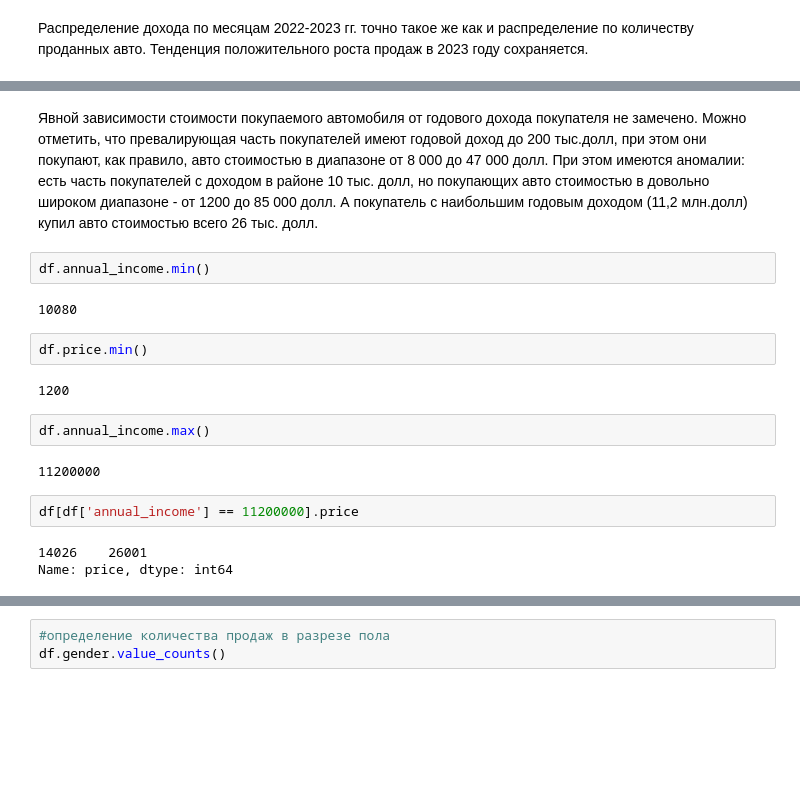
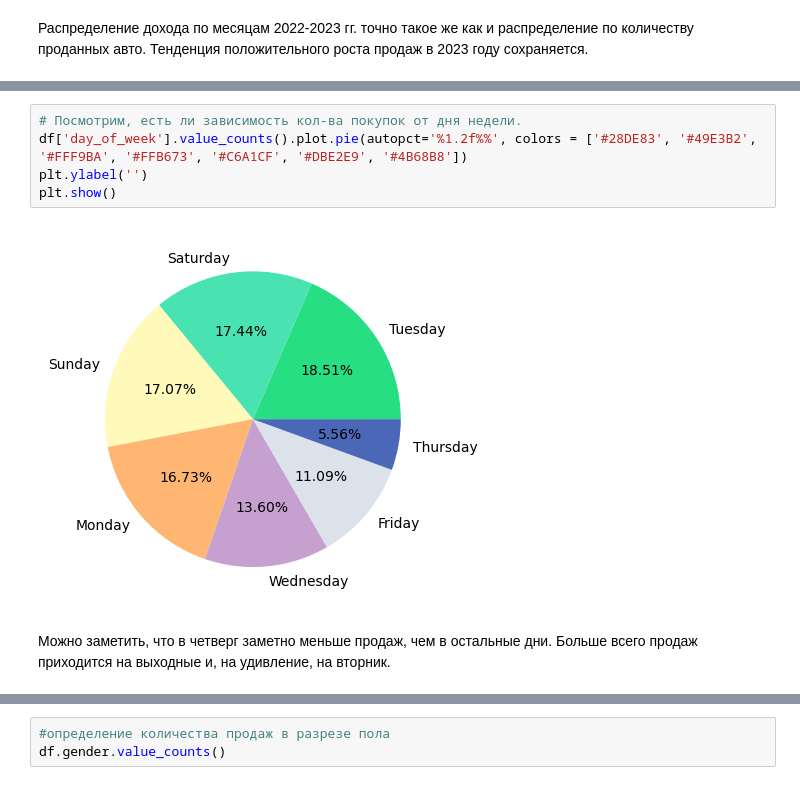
Before and after one commit to LeraBirulya/final_project, a Jupyter notebook: project_.ipynb, the cells around one changed output, grey strips where cells are left out. Drawn from its saved outputs; the diff is of its cells as text; blank space fills up the shorter version.

```diff
--- a/project_.ipynb
+++ b/project_.ipynb
@@ -361,20 +343,9 @@ plt.grid(True)
-# %% [markdown]
-Явной зависимости стоимости покупаемого автомобиля от годового дохода покупателя не замечено.
-Можно отметить, что превалирующая часть покупателей имеют годовой доход до 200 тыс.долл, при этом они покупают, как правило, авто стоимостью в диапазоне от 8 000 до 47 000 долл. При этом имеются аномалии: есть часть покупателей с доходом в районе 10 тыс. долл, но покупающих авто стоимостью в довольно широком диапазоне - от 1200 до 85 000 долл. А покупатель с наибольшим годовым доходом (11,2 млн.долл) купил авто стоимостью всего 26 тыс. долл.
-# %%
-df.annual_income.min()
-# %% [output]
-10080
-# %%
-df.price.min()
-# %% [output]
-1200
-# %%
-df.annual_income.max()
-# %% [output]
-11200000
-# %%
-df[df['annual_income'] == 11200000].price
-# %% [output]
-14026    26001
-Name: price, dtype: int64
+# %%
+# Посмотрим, есть ли зависимость кол-ва покупок от дня недели.
+df['day_of_week'].value_counts().plot.pie(autopct='%1.2f%%', colors = ['#28DE83', '#49E3B2', '#FFF9BA', '#FFB673', '#C6A1CF', '#DBE2E9', '#4B68B8'])
+plt.ylabel('')
+plt.show()
+# %% [output]
+[figure, added]
+# %% [markdown]
+Можно заметить, что в четверг заметно меньше продаж, чем в остальные дни. Больше всего продаж приходится на выходные и, на удивление, на вторник.
```
Also changed, not shown: parts of 85 cells of this notebook.
